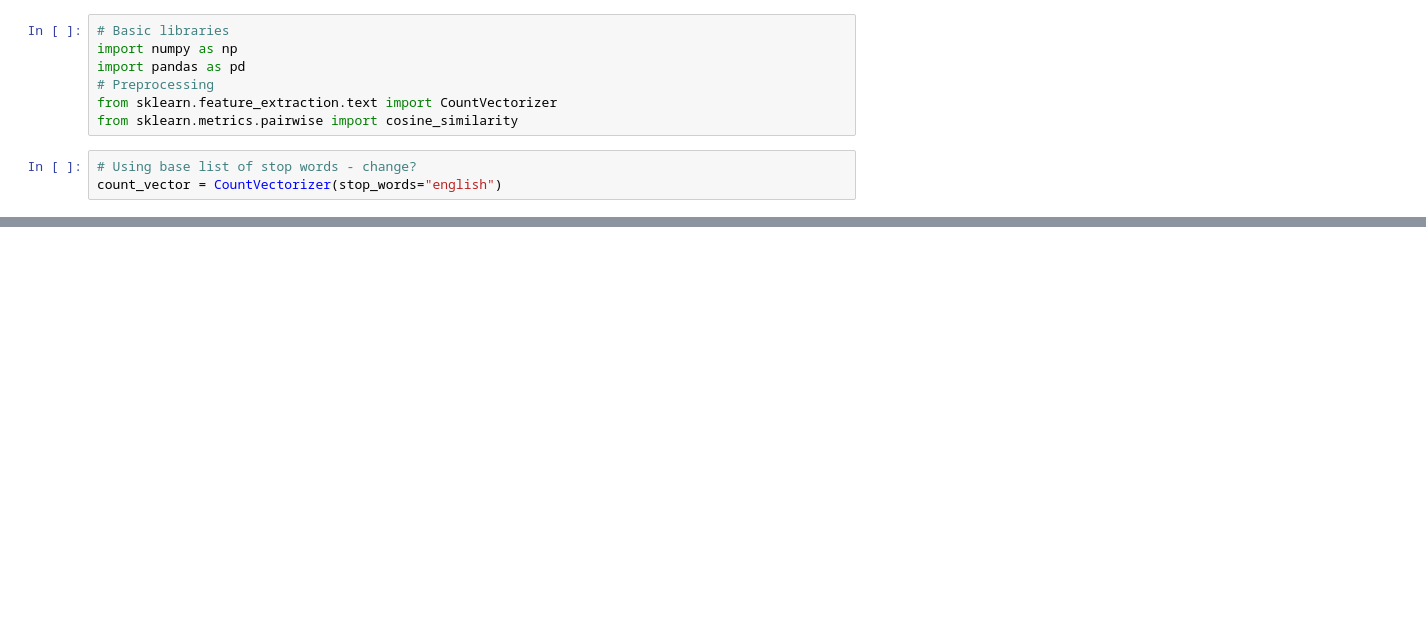
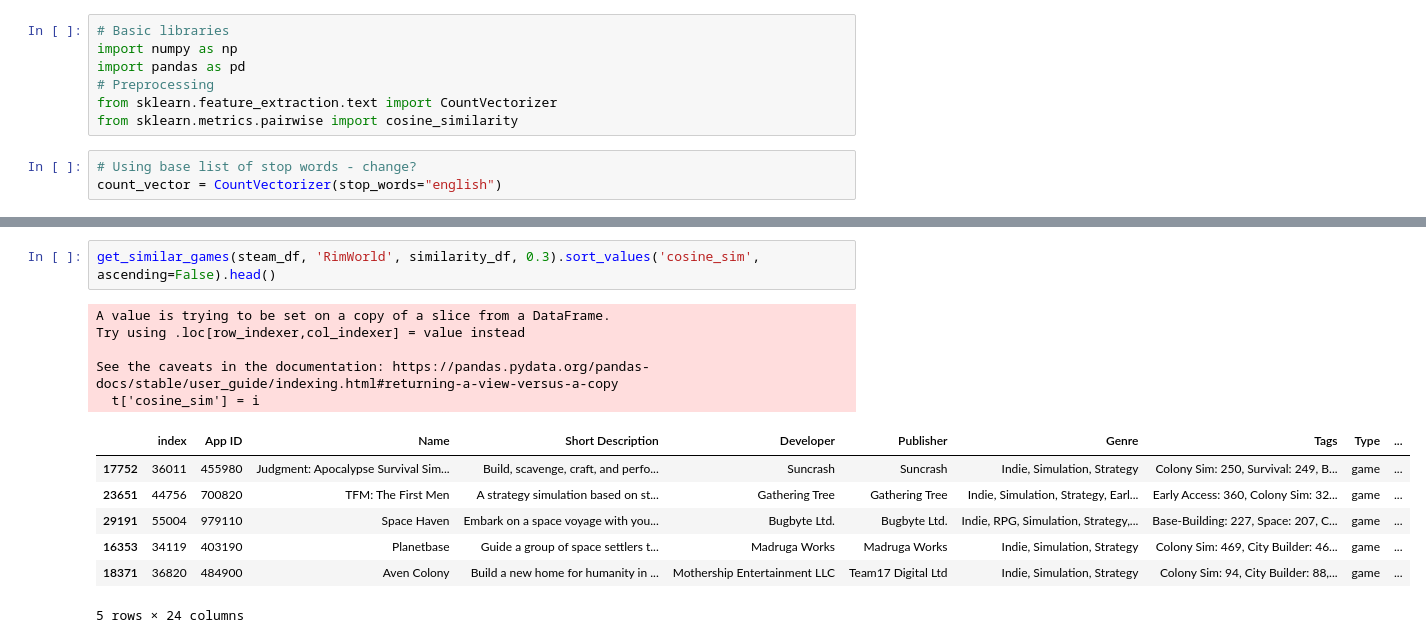
Before and after one commit to wallysands/csci5523project, a Jupyter notebook: project.ipynb, the cells around one changed output, grey strips where cells are left out. Drawn from its saved outputs; the diff is of its cells as text; blank space fills up the shorter version.

```diff
--- a/project.ipynb
+++ b/project.ipynb
@@ -87,0 +89,15 @@ get_similar_games(kaggle_df, 'Friday Night Funkin\'', 'info', 'similarity', 0.5)
+# %%
+get_similar_games(steam_df, 'RimWorld', similarity_df, 0.3).sort_values('cosine_sim', ascending=False).head()
+# %% [output]
+A value is trying to be set on a copy of a slice from a DataFrame.
+Try using .loc[row_indexer,col_indexer] = value instead
+
+See the caveats in the documentation: https://pandas.pydata.org/pandas-docs/stable/user_guide/indexing.html#returning-a-view-versus-a-copy
+  t['cosine_sim'] = i
+|  | index | App ID | Name | Short Description | Developer | Publisher | Genre | Tags | Type | ... |
+| 17752 | 36011 | 455980 | Judgment: Apocalypse Survival Sim... | Build, scavenge, craft, and perfo... | Suncrash | Suncrash | Indie, Simulation, Strategy | Colony Sim: 250, Survival: 249, B... | game | ... |
+| 23651 | 44756 | 700820 | TFM: The First Men | A strategy simulation based on st... | Gathering Tree | Gathering Tree | Indie, Simulation, Strategy, Earl... | Early Access: 360, Colony Sim: 32... | game | ... |
+| 29191 | 55004 | 979110 | Space Haven | Embark on a space voyage with you... | Bugbyte Ltd. | Bugbyte Ltd. | Indie, RPG, Simulation, Strategy,... | Base-Building: 227, Space: 207, C... | game | ... |
+| 16353 | 34119 | 403190 | Planetbase | Guide a group of space settlers t... | Madruga Works | Madruga Works | Indie, Simulation, Strategy | Colony Sim: 469, City Builder: 46... | game | ... |
+| 18371 | 36820 | 484900 | Aven Colony | Build a new home for humanity in ... | Mothership Entertainment LLC | Team17 Digital Ltd | Indie, Simulation, Strategy | Colony Sim: 94, City Builder: 88,... | game | ... |
+5 rows × 24 columns
```
Also changed, not shown: parts of 13 cells of this notebook.
